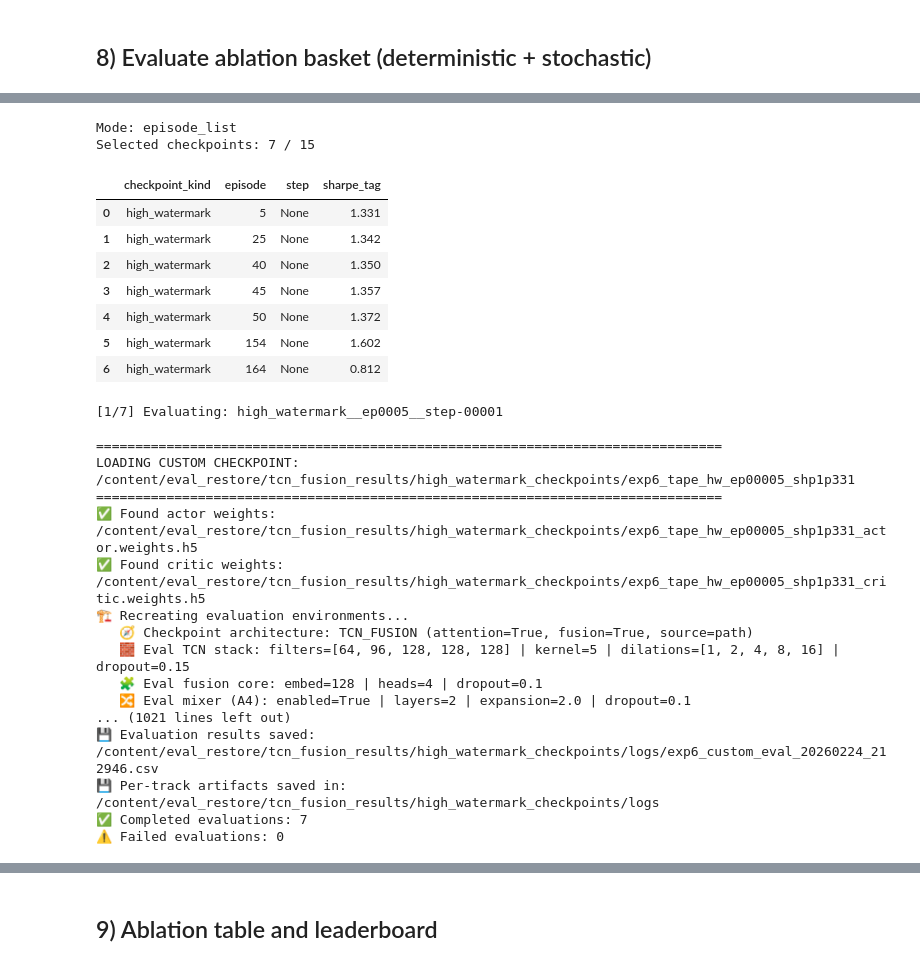
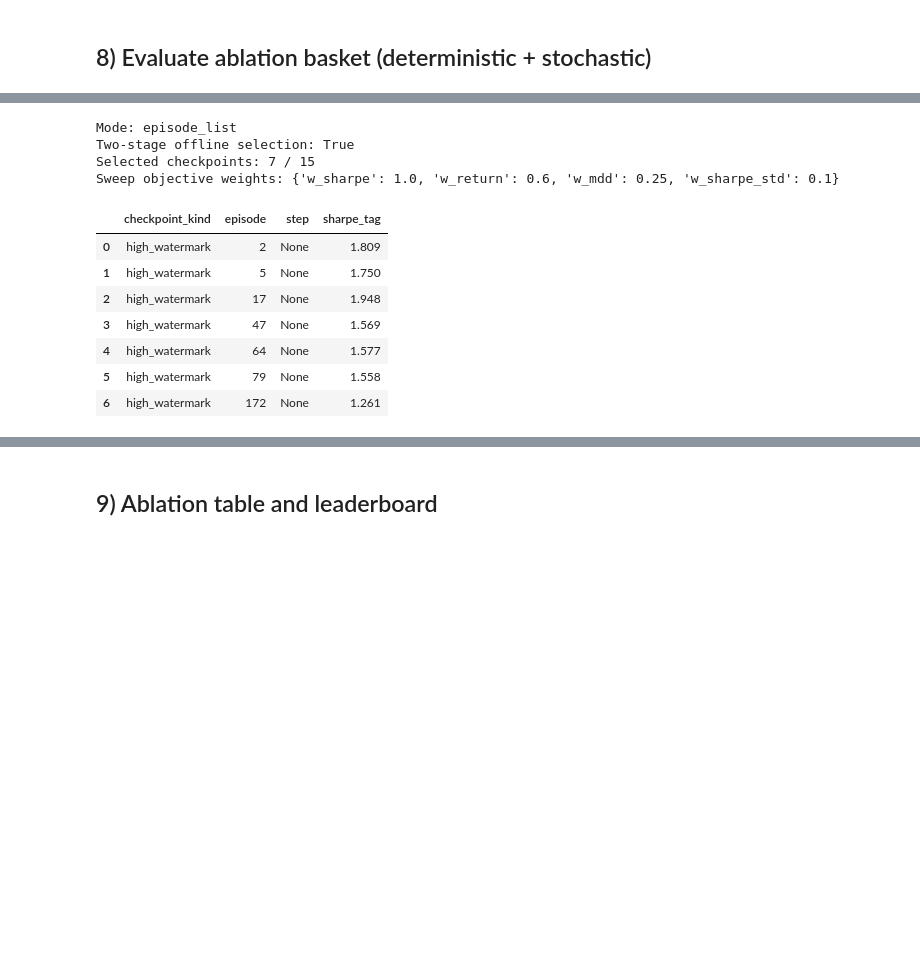
Before and after one commit to Dave-DKings/tcn_tape_vectorized_version, a Jupyter notebook: tcn_evaluation_only.ipynb, the cells around one changed output, grey strips where cells are left out. Saved outputs shown, nothing was run; the diff lists cells and outputs as text; code cells hidden in the pictures; blank space fills up the shorter version.

Commit message:
Add dual-head de-constrained workflow and align notebooks

```diff
--- a/tcn_evaluation_only.ipynb
+++ b/tcn_evaluation_only.ipynb
@@ -482,7 +482,7 @@ else:
     else:
         normalized_candidates = [
             EVAL_RESULTS_ROOT / "data" / "master_features_NORMALIZED.csv",
-            Path("/content/tcn_tape_vectorized_version_clean/tcn_tape_vectorized_run1/data/master_features_NORMALIZED.csv"),
+            Path("/content/tcn_tape_vectorized_version_clean/tcn_tape_vectorized_run2/data/master_features_NORMALIZED.csv"),
             Path(eval_config.get("BASE_DATA_PATH", "/content/tcn_tape_vectorized_version_clean/data")) / "master_features_NORMALIZED.csv",
             Path("/content/tcn_tape_vectorized_version_clean/data/master_features_NORMALIZED.csv"),
         ]
@@ -660,7 +660,7 @@ EVAL_INCLUDE_RARE = globals().get("EVAL_INCLUDE_RARE", False)
 
 # Force-include these episodes even if they are not in top-sharpe basket
 # Hard-set forced episodes for this run
-EVAL_FORCE_EPISODES = [5, 25, 50, 45, 40, 154, 164]
+EVAL_FORCE_EPISODES = []
 EVAL_FORCE_EPISODES = sorted({int(x) for x in EVAL_FORCE_EPISODES})
 
 if "EVAL_RESULTS_ROOT" not in globals():
@@ -979,10 +981,10 @@ def eval_run_one_checkpoint(
 # - "index_range": run by row index range
 # - "episode_range": checkpoints with episode in [min_ep, max_ep]
 # - "episode_list": only specific episodes
-EVAL_RUN_MODE = "all"
+EVAL_RUN_MODE = "episode_list"
 EVAL_INDEX_RANGE = (0, 9999)
 EVAL_EPISODE_RANGE = (1, 9999)
-EVAL_EPISODE_LIST = [5, 25, 40, 45, 50, 154, 164]
+EVAL_EPISODE_LIST = [17, 5, 2, 64, 47, 79, 172, 162, 159]
 
 # Optional: clear previous results each run
 EVAL_RESET_RESULTS = True
@@ -1017,57 +1019,42 @@ elif EVAL_RUN_MODE == "index_range":
     eval_run_ckpts = eval_ablation_ckpts.iloc[i0:i1 + 1].copy()
 elif EVAL_RUN_MODE == "episode_range":
     ep0, ep1 = EVAL_EPISODE_RANGE
     tmp = eval_ablation_ckpts.copy()
     tmp["_ep_int"] = pd.to_numeric(tmp["episode"], errors="coerce")
     eval_run_ckpts = tmp[(tmp["_ep_int"] >= ep0) & (tmp["_ep_int"] <= ep1)].drop(columns=["_ep_int"]).copy()
 elif EVAL_RUN_MODE == "episode_list":
     want = set(int(x) for x in EVAL_EPISODE_LIST)
     tmp = eval_ablation_ckpts.copy()
     tmp["_ep_int"] = pd.to_numeric(tmp["episode"], errors="coerce").astype("Int64")
     eval_run_ckpts = tmp[tmp["_ep_int"].isin(want)].drop(columns=["_ep_int"]).copy()
 else:
     raise ValueError(f"Unknown EVAL_RUN_MODE: {EVAL_RUN_MODE}")
 
 eval_run_ckpts = eval_run_ckpts.reset_index(drop=True)
 
 print(f"Mode: {EVAL_RUN_MODE}")
 print(f"Two-stage offline selection: {EVAL_TWO_STAGE_OFFLINE_SELECTION}")
 print(f"Selected checkpoints: {len(eval_run_ckpts)} / {len(eval_ablation_ckpts)}")
 print("Sweep objective weights:", {
     "w_sharpe": EVAL_SWEEP_SHARPE_WEIGHT,
     "w_return": EVAL_SWEEP_RETURN_WEIGHT,
     "w_mdd": EVAL_SWEEP_MDD_WEIGHT,
     "w_sharpe_std": EVAL_SWEEP_SHARPE_STD_WEIGHT,
 })
 display(eval_run_ckpts[["checkpoint_kind", "episode", "step", "sharpe_tag"]].head(20))
 # %% [output]
 Mode: episode_list
+Two-stage offline selection: True
 Selected checkpoints: 7 / 15
+Sweep objective weights: {'w_sharpe': 1.0, 'w_return': 0.6, 'w_mdd': 0.25, 'w_sharpe_std': 0.1}
 |  | checkpoint_kind | episode | step | sharpe_tag |
-| 0 | high_watermark | 5 | None | 1.331 |
-| 1 | high_watermark | 25 | None | 1.342 |
-| 2 | high_watermark | 40 | None | 1.350 |
-| 3 | high_watermark | 45 | None | 1.357 |
-| 4 | high_watermark | 50 | None | 1.372 |
-| 5 | high_watermark | 154 | None | 1.602 |
-| 6 | high_watermark | 164 | None | 0.812 |
+| 0 | high_watermark | 2 | None | 1.809 |
+| 1 | high_watermark | 5 | None | 1.750 |
+| 2 | high_watermark | 17 | None | 1.948 |
+| 3 | high_watermark | 47 | None | 1.569 |
+| 4 | high_watermark | 64 | None | 1.577 |
+| 5 | high_watermark | 79 | None | 1.558 |
+| 6 | high_watermark | 172 | None | 1.261 |
-[1/7] Evaluating: high_watermark__ep0005__step-00001
-
-================================================================================
-LOADING CUSTOM CHECKPOINT: /content/eval_restore/tcn_fusion_results/high_watermark_checkpoints/exp6_tape_hw_ep00005_shp1p331
-================================================================================
-✅ Found actor weights: /content/eval_restore/tcn_fusion_results/high_watermark_checkpoints/exp6_tape_hw_ep00005_shp1p331_actor.weights.h5
-✅ Found critic weights: /content/eval_restore/tcn_fusion_results/high_watermark_checkpoints/exp6_tape_hw_ep00005_shp1p331_critic.weights.h5
-🏗️ Recreating evaluation environments...
-   🧭 Checkpoint architecture: TCN_FUSION (attention=True, fusion=True, source=path)
-   🧱 Eval TCN stack: filters=[64, 96, 128, 128, 128] | kernel=5 | dilations=[1, 2, 4, 8, 16] | dropout=0.15
-   🧩 Eval fusion core: embed=128 | heads=4 | dropout=0.1
-   🔀 Eval mixer (A4): enabled=True | layers=2 | expansion=2.0 | dropout=0.1
-... (1021 lines left out)
-💾 Evaluation results saved: /content/eval_restore/tcn_fusion_results/high_watermark_checkpoints/logs/exp6_custom_eval_20260224_212946.csv
-💾 Per-track artifacts saved in: /content/eval_restore/tcn_fusion_results/high_watermark_checkpoints/logs
-✅ Completed evaluations: 7
-⚠️ Failed evaluations: 0
 # %%
 # -----------------------------------------------------------------------------
 # Run evaluation
```
Also changed, not shown: parts of 19 cells of this notebook, 6 other files.
